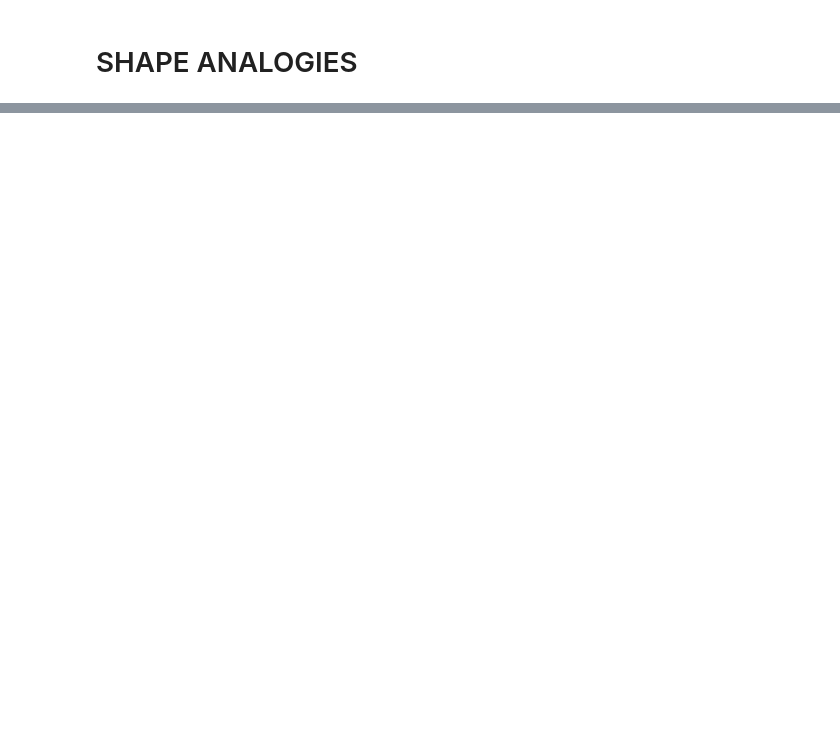
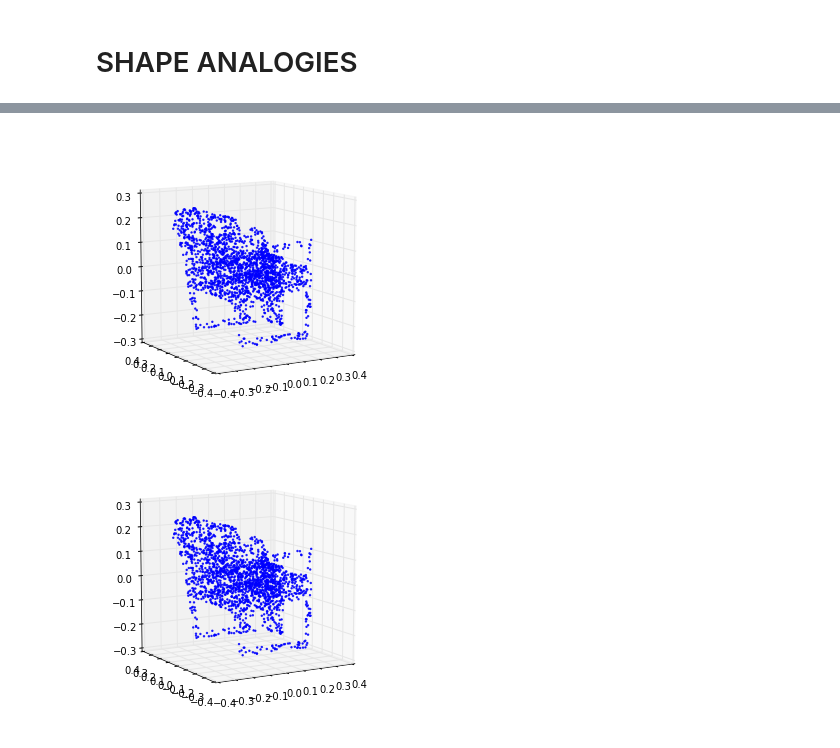
Before and after one commit to optas/tf_lab, a Jupyter notebook: notebooks/panos/nips/applications/vector_arithmetic.ipynb, the cells around one changed output, grey strips where cells are left out. Cells and saved outputs as stored; diff of their text form; code cells hidden in the pictures; blank space fills up the shorter version.

```diff
--- a/notebooks/panos/nips/applications/vector_arithmetic.ipynb
+++ b/notebooks/panos/nips/applications/vector_arithmetic.ipynb
@@ -187,3 +186,8 @@ stack_images_horizontally(triplet_im_files)
+# %%
+Point_Cloud(full_pclouds[triplet[3]]).plot()
+# %% [output]
+[figure, added]
+[figure, added]
 # %%
 from PIL import Image
 def stack_images_horizontally_2(file_names, save_file=None):
```
Also changed, not shown: parts of 4 cells of this notebook, 2 other files.
